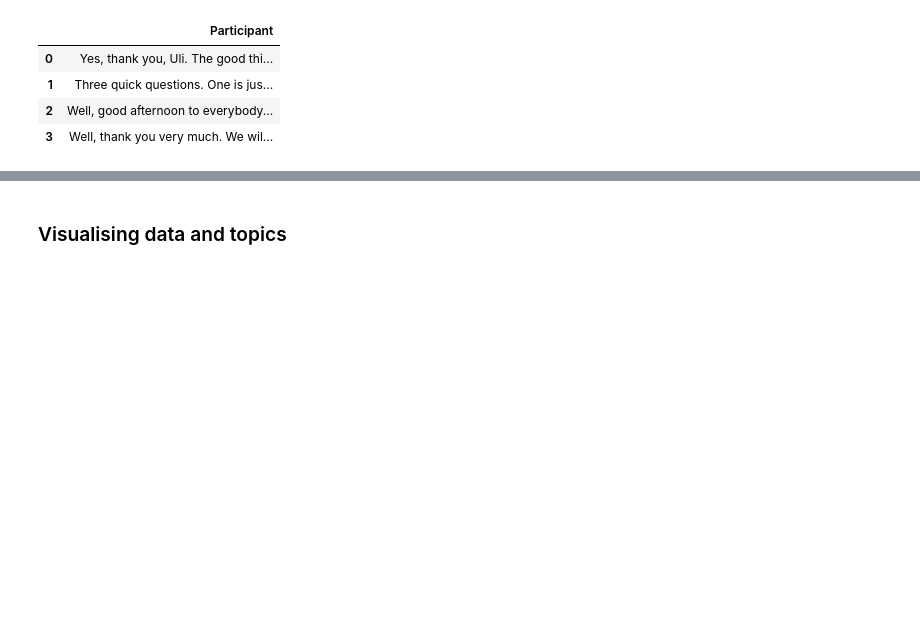
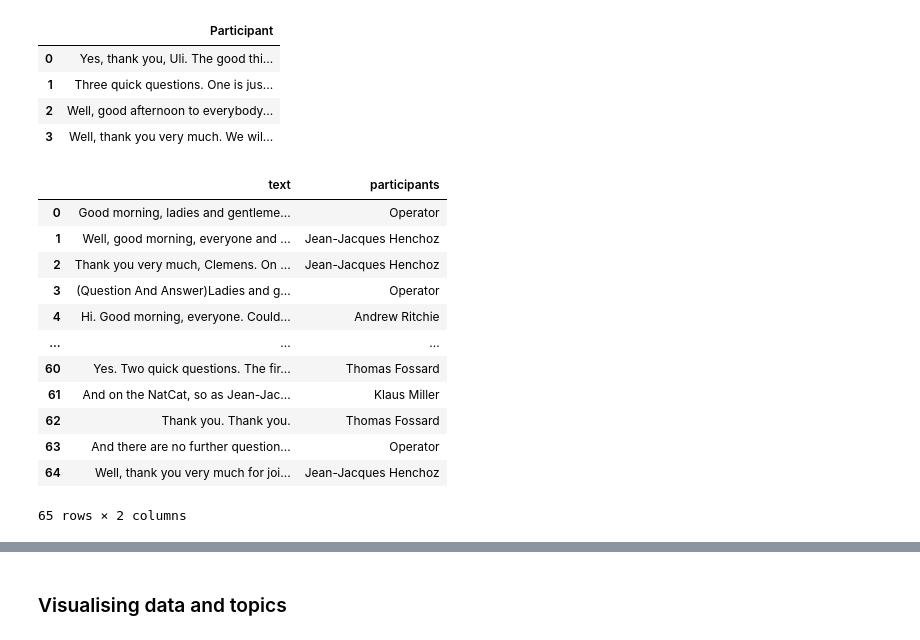
Before and after one commit to BoE-ARP-Bayes-MSc-BA/topic_modelling, a Jupyter notebook: tm_1.ipynb, the cells around one changed output, grey strips where cells are left out. Saved outputs shown, nothing was run; the diff lists cells and outputs as text; code cells hidden in the pictures; blank space fills up the shorter version.

```diff
--- a/tm_1.ipynb
+++ b/tm_1.ipynb
@@ -35,4 +36,21 @@ data
 | 1 | Three quick questions. One is jus... |
 | 2 | Well, good afternoon to everybody... |
 | 3 | Well, thank you very much. We wil... |
+# %%
+data_tim = pd.read_csv('/Users/matheusmaciel/CASS/MSc 2021-22 /ARP /data_collecting/paragraph_split_df.csv')
+data_tim
+# %% [output]
+|  | text | participants |
+| 0 | Good morning, ladies and gentleme... | Operator |
+| 1 | Well, good morning, everyone and ... | Jean-Jacques Henchoz |
+| 2 | Thank you very much, Clemens. On ... | Jean-Jacques Henchoz |
+| 3 | (Question And Answer)Ladies and g... | Operator |
+| 4 | Hi. Good morning, everyone. Could... | Andrew Ritchie |
+| ... | ... | ... |
+| 60 | Yes. Two quick questions. The fir... | Thomas Fossard |
+| 61 | And on the NatCat, so as Jean-Jac... | Klaus Miller |
+| 62 | Thank you. Thank you. | Thomas Fossard |
+| 63 | And there are no further question... | Operator |
+| 64 | Well, thank you very much for joi... | Jean-Jacques Henchoz |
+65 rows × 2 columns
 # %%
```
Also changed, not shown: parts of 11 cells of this notebook.
